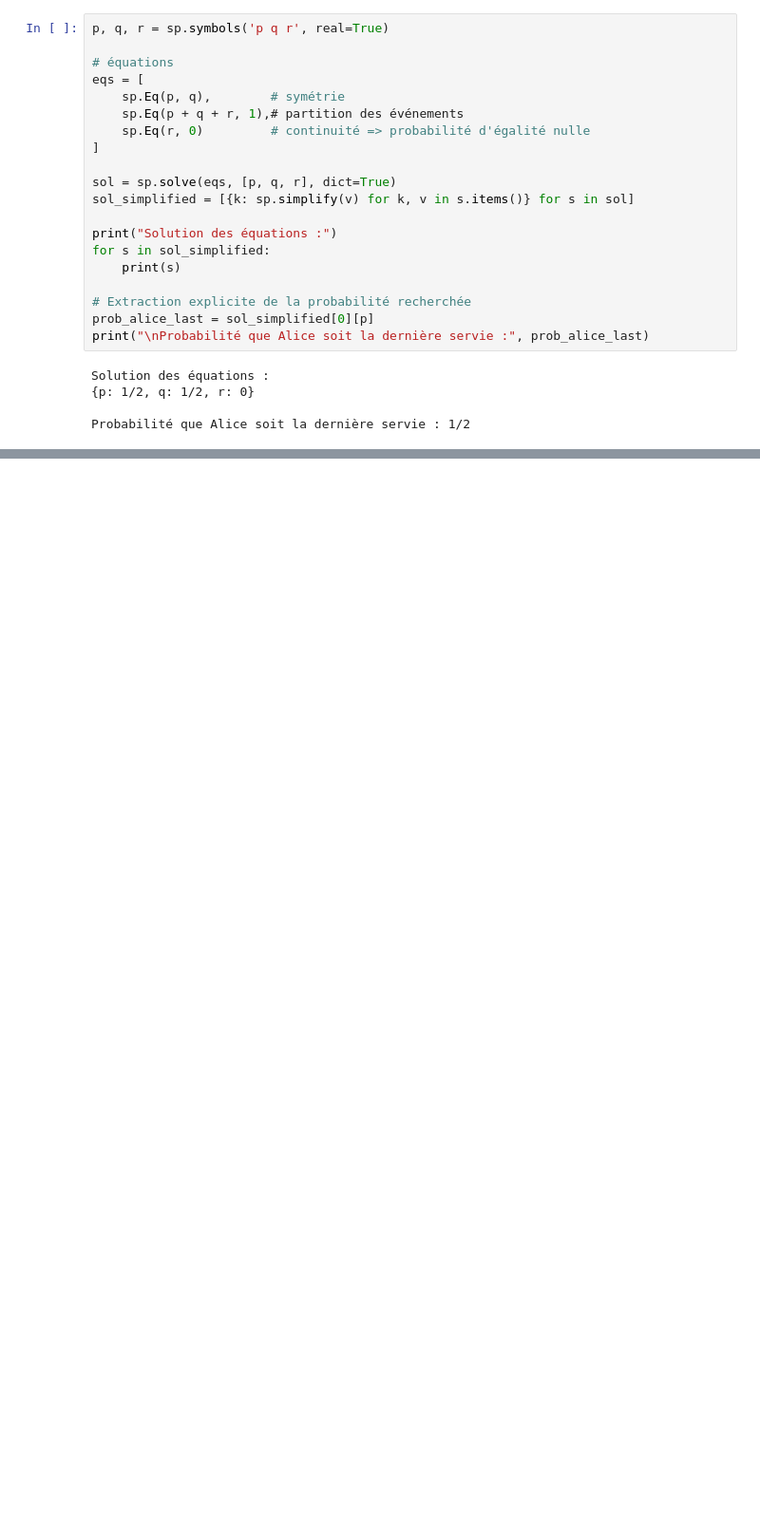
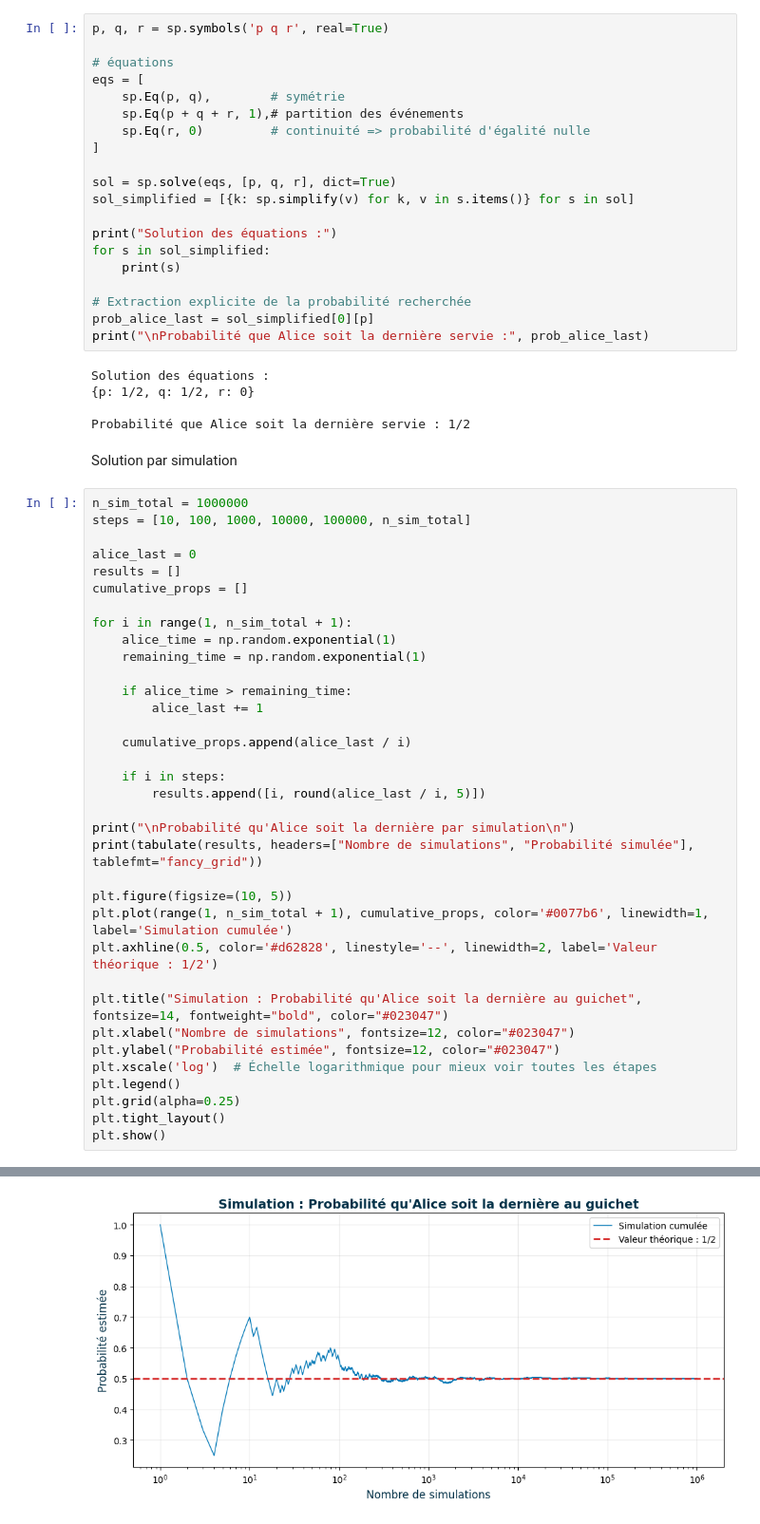
Before and after one commit to BentekhiciFarah/Proba_Miage, a Jupyter notebook: TP5.ipynb, the cells around one changed output, grey strips where cells are left out. Shown at 95% size. Cells and saved outputs as stored; diff of their text form; blank space fills up the shorter version.

```diff
--- a/TP5.ipynb
+++ b/TP5.ipynb
@@ -46,3 +44,41 @@ Solution des équations :
 {p: 1/2, q: 1/2, r: 0}
 
 Probabilité que Alice soit la dernière servie : 1/2
+# %% [markdown]
+Solution par simulation
+# %%
+n_sim_total = 1000000
+steps = [10, 100, 1000, 10000, 100000, n_sim_total]
+
+alice_last = 0
+results = []
+cumulative_props = []
+
+for i in range(1, n_sim_total + 1):
+    alice_time = np.random.exponential(1)
+    remaining_time = np.random.exponential(1)
+
+    if alice_time > remaining_time:
+        alice_last += 1
+
+    cumulative_props.append(alice_last / i)
+
+    if i in steps:
+        results.append([i, round(alice_last / i, 5)])
+
+print("\nProbabilité qu'Alice soit la dernière par simulation\n")
+print(tabulate(results, headers=["Nombre de simulations", "Probabilité simulée"], tablefmt="fancy_grid"))
+
+plt.figure(figsize=(10, 5))
+plt.plot(range(1, n_sim_total + 1), cumulative_props, color='#0077b6', linewidth=1, label='Simulation cumulée')
+plt.axhline(0.5, color='#d62828', linestyle='--', linewidth=2, label='Valeur théorique : 1/2')
+
+plt.title("Simulation : Probabilité qu'Alice soit la dernière au guichet", fontsize=14, fontweight="bold", color="#023047")
+plt.xlabel("Nombre de simulations", fontsize=12, color="#023047")
+plt.ylabel("Probabilité estimée", fontsize=12, color="#023047")
+plt.xscale('log')  # Échelle logarithmique pour mieux voir toutes les étapes
+plt.legend()
+plt.grid(alpha=0.25)
+plt.tight_layout()
+plt.show()
+# %% [output]
@@ -48,0 +102 @@ Probabilité que Alice soit la dernière servie : 1/2
+[figure, added]
```
Also changed, not shown: parts of 12 cells of this notebook.
